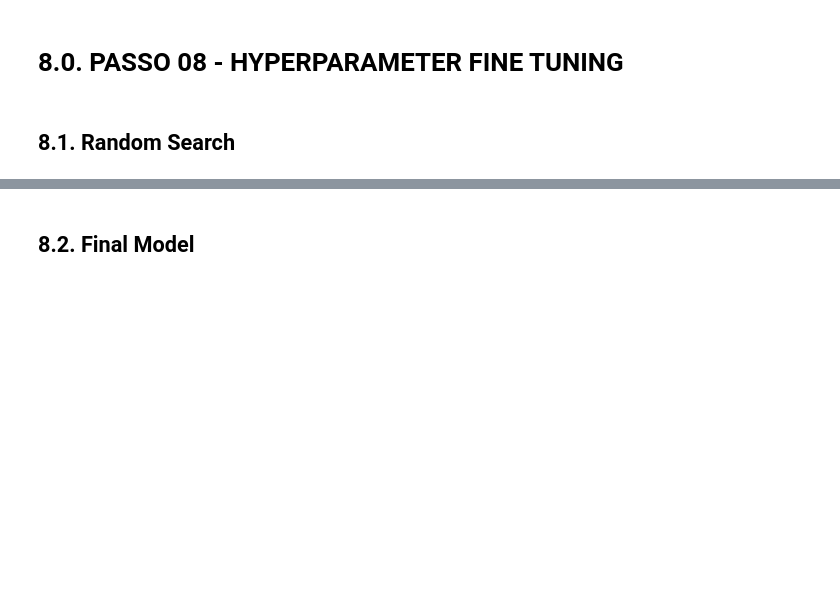
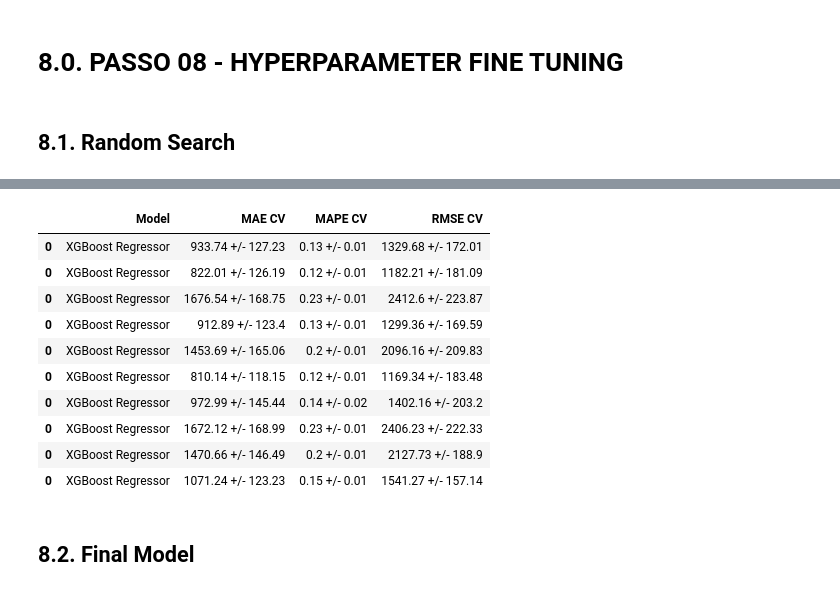
Before and after one commit to naoeobernardo/DataScience_Em_Producao, a Jupyter notebook: m08_v01_store_sales_prediction.ipynb, the cells around one changed output, grey strips where cells are left out. Cells and saved outputs as stored; diff of their text form; code cells hidden in the pictures; blank space fills up the shorter version.

```diff
--- a/m08_v01_store_sales_prediction.ipynb
+++ b/m08_v01_store_sales_prediction.ipynb
@@ -1262,3 +1277,17 @@ Kfold Numer 1
+# %%
+final_result
+# %% [output]
+|  | Model | MAE CV | MAPE CV | RMSE CV |
+| 0 | XGBoost Regressor | 933.74 +/- 127.23 | 0.13 +/- 0.01 | 1329.68 +/- 172.01 |
+| 0 | XGBoost Regressor | 822.01 +/- 126.19 | 0.12 +/- 0.01 | 1182.21 +/- 181.09 |
+| 0 | XGBoost Regressor | 1676.54 +/- 168.75 | 0.23 +/- 0.01 | 2412.6 +/- 223.87 |
+| 0 | XGBoost Regressor | 912.89 +/- 123.4 | 0.13 +/- 0.01 | 1299.36 +/- 169.59 |
+| 0 | XGBoost Regressor | 1453.69 +/- 165.06 | 0.2 +/- 0.01 | 2096.16 +/- 209.83 |
+| 0 | XGBoost Regressor | 810.14 +/- 118.15 | 0.12 +/- 0.01 | 1169.34 +/- 183.48 |
+| 0 | XGBoost Regressor | 972.99 +/- 145.44 | 0.14 +/- 0.02 | 1402.16 +/- 203.2 |
+| 0 | XGBoost Regressor | 1672.12 +/- 168.99 | 0.23 +/- 0.01 | 2406.23 +/- 222.33 |
+| 0 | XGBoost Regressor | 1470.66 +/- 146.49 | 0.2 +/- 0.01 | 2127.73 +/- 188.9 |
+| 0 | XGBoost Regressor | 1071.24 +/- 123.23 | 0.15 +/- 0.01 | 1541.27 +/- 157.14 |
 # %% [markdown]
 ## 8.2. Final Model
 # %%
```
Also changed, not shown: parts of 3 cells of this notebook.
